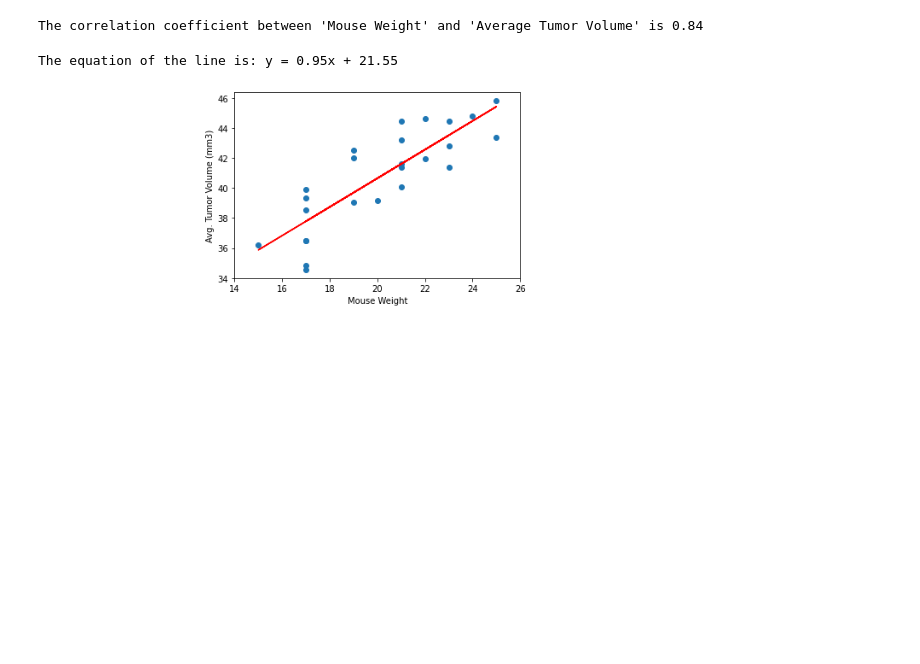
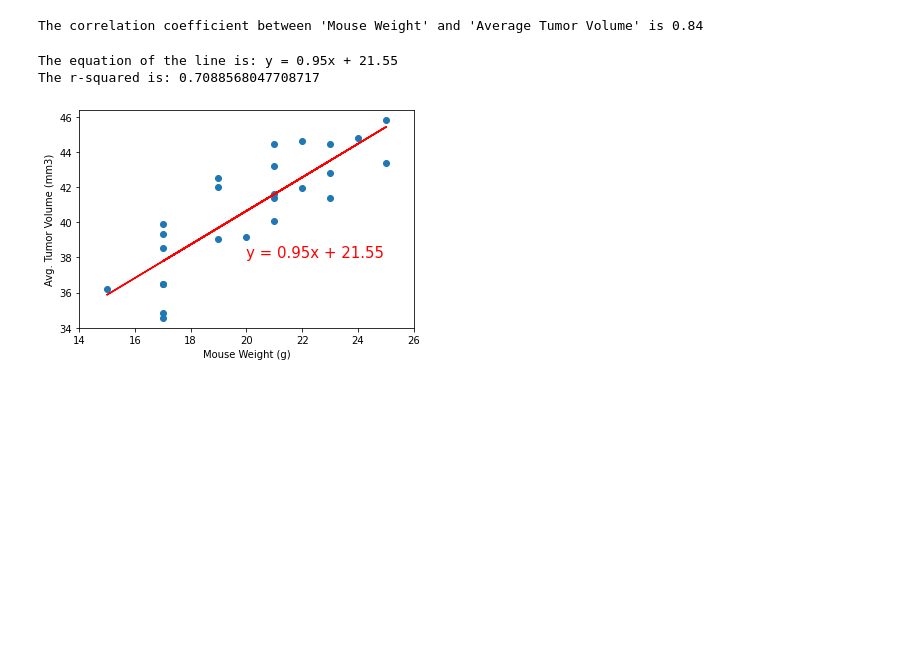
Before and after one commit to susanwxia/Matplotlib-challenge, a Jupyter notebook: pymaceuticals_starter_Wan_Xia.ipynb, the cells around one changed output. Cells and saved outputs as stored; diff of their text form; code cells hidden in the pictures; blank space fills up the shorter version.

```diff
--- a/pymaceuticals_starter_Wan_Xia.ipynb
+++ b/pymaceuticals_starter_Wan_Xia.ipynb
@@ -557,19 +557,20 @@ The correlation coefficient between 'Mouse Weight' and 'Average Tumor Volume' is
 # %%
 # plot the linear regression model
 x_values = capo_tumor_avg["Weight (g)"]
 y_values = capo_tumor_avg["Avg. Tumor Volume (mm3)"]
 (slope, intercept, rvalue, pvalue, stderr) = linregress(x_values, y_values)
 regression_values = x_values * slope + intercept
 line_eq = "y = " + str(round(slope,2)) + "x + " + str(round(intercept,2))
 plt.scatter(x_values,y_values)
 plt.plot(x_values,regression_values,"r-")
-plt.annotate(line_eq,(6,10),fontsize=15,color="red")
-plt.xlabel("Mouse Weight")
+plt.annotate(line_eq,(20,38),fontsize=15,color="red")
+plt.xlabel("Mouse Weight (g)")
 plt.ylabel("Avg. Tumor Volume (mm3)")
 plt.xlim(14,26)
 
-print(f"The equation of the line is: {line_eq}")
+print(f"The r-squared is: {rvalue**2}")
 plt.show()
 # %% [output]
 The equation of the line is: y = 0.95x + 21.55
+The r-squared is: 0.7088568047708717
-[figure, old version]
+[figure, new version]
```
